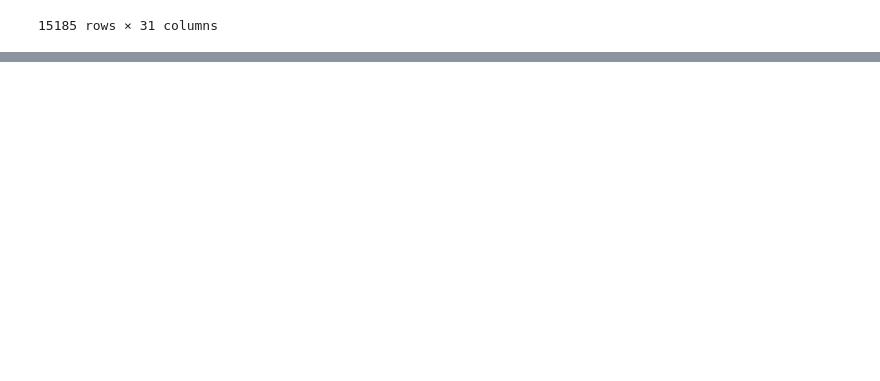
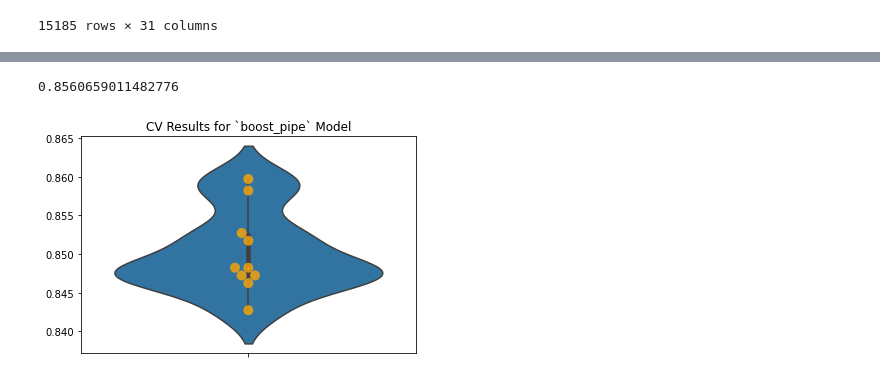
Before and after one commit to westonshuken/h1n1-and-flu-vaccine-predictor, a Jupyter notebook: Czarina-EDA.ipynb, the cells around one changed output, grey strips where cells are left out. Saved outputs shown, nothing was run; the diff lists cells and outputs as text; code cells hidden in the pictures; blank space fills up the shorter version.

```diff
--- a/Czarina-EDA.ipynb
+++ b/Czarina-EDA.ipynb
@@ -103,0 +319,4 @@ X_train[X_train.isnull().any(axis=1)]
+# %%
+gbc_model_pipe = Pipeline([('ct', CT), ('gbc', GradientBoostingClassifier(random_state=42))])
+# %%
+gbc_model_pipe.fit(X_train, y_train)
@@ -103,0 +343,16 @@ X_train[X_train.isnull().any(axis=1)]
+# %%
+gbc_model_pipe.score(X_train, y_train)
+# %% [output]
+0.8560659011482776
+# %%
+boost_pipe = ModelWithCV(model=gbc_model_pipe,
+                         model_name='boost_pipe',
+                         X=X_train,
+                         y=y_train)
+# %%
+fig, ax = plt.subplots()
+
+boost_pipe.plot_cv(ax=ax)
+plt.show()
+# %% [output]
+[figure, added]
```
Also changed, not shown: parts of 45 cells of this notebook.
